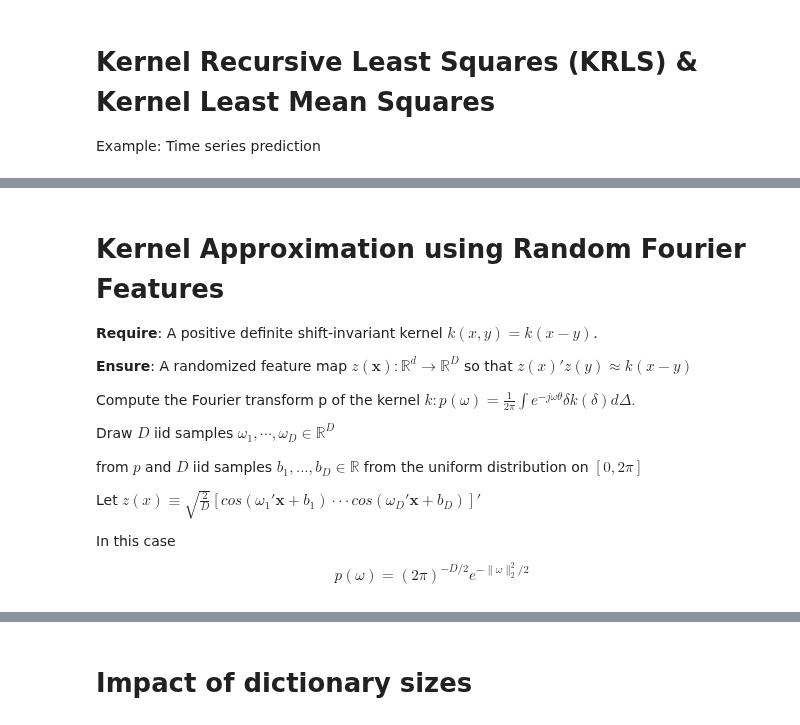
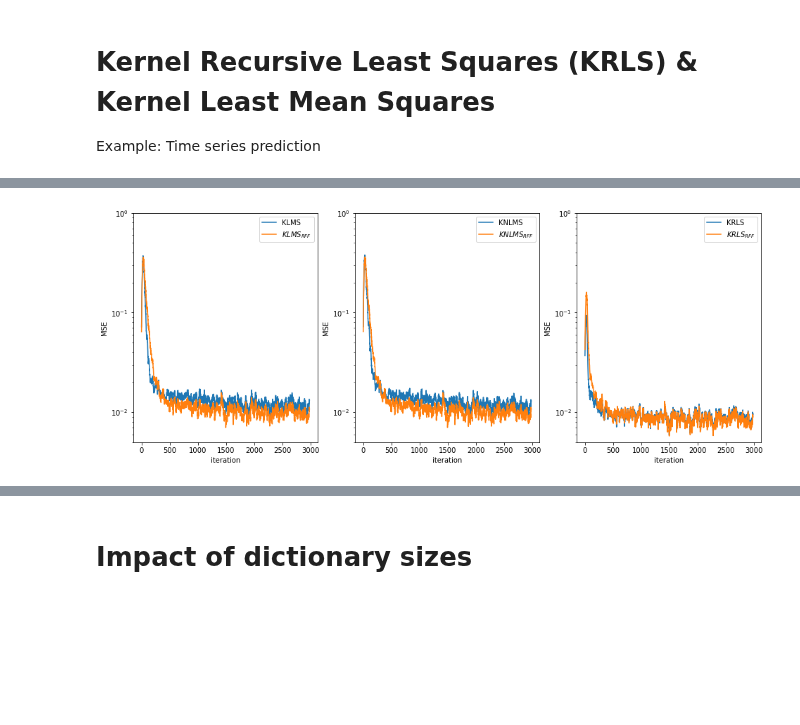
Before and after one commit to cjfelixx/machine-learning-graduate-research, a Jupyter notebook: FederatedLearing/kernelLeastSquares.ipynb, the cells around one changed output, grey strips where cells are left out. Drawn from its saved outputs; the diff is of its cells as text; code cells hidden in the pictures; blank space fills up the shorter version.

```diff
--- a/FederatedLearing/kernelLeastSquares.ipynb
+++ b/FederatedLearing/kernelLeastSquares.ipynb
@@ -89,17 +74,28 @@ plt.show()
-# %% [markdown]
-# Kernel Approximation using Random Fourier Features
-**Require**: A positive definite shift-invariant kernel $k(x, y) = k(x − y)$.
-
-**Ensure**: A randomized feature map $z(\textbf{x}) : \mathbb{R}^d \to \mathbb{R}^D$ so that
-$z(x)'z(y) \approx k(x − y)$
-
-Compute the Fourier transform p of the kernel $k: p(\omega) = \frac{1}{2\pi}\int e^{−j\omega \theta}\delta k(\delta)d\Delta.$
-
-Draw $D$ iid samples $\omega_1, \cdots, \omega_D \in \mathbb{R}^D$
-
-from $p$ and $D$ iid samples $b_1, . . . , b_D \in \mathbb{R}$ from the uniform distribution on $[0,2\pi]$
-
-Let $z(x) ≡\sqrt{\frac{2}{D}}[ cos(\omega_1'\textbf{x}+b_1) ··· cos(\omega_D'\textbf{x}+b_D)]'$
-
-In this case
-$$ p(\omega) = (2\pi)^{-D/2}e^{-\|\omega\|_2^2/2}$$
+# %%
+plt.figure(figsize=(16, 6))
+plt.subplot(1, 3, 1)
+plt.semilogy(range(len(amse_KLMS)),amse_KLMS, label='KLMS')
+plt.semilogy(range(len(amse_KLMS_RFF)),amse_KLMS_RFF, label='$KLMS_{RFF}$')
+plt.ylim([0.005,1e0])
+plt.legend()
+plt.ylabel("MSE")
+plt.xlabel("iteration")
+plt.subplot(1, 3, 2)
+plt.semilogy(range(len(amse_KNLMS)),amse_KNLMS, label='KNLMS')
+plt.semilogy(range(len(amse_KNLMS_RFF)),amse_KNLMS_RFF, label='$KNLMS_{RFF}$')
+plt.ylim([0.005,1e0])
+plt.legend()
+plt.ylabel("MSE")
+plt.xlabel("iteration")
+plt.subplot(1, 3, 3)
+plt.semilogy(range(len(amse_KRLS)),amse_KRLS, label='KRLS')
+plt.semilogy(range(len(amse_KRLS_RFF)),amse_KRLS_RFF, label='$KRLS_{RFF}$')
+plt.legend()
+plt.ylim([0.005,1e0])
+# plt.xlim([0,3000])
+plt.legend()
+plt.ylabel("MSE")
+plt.xlabel("iteration")
+plt.show()
+# %% [output]
+[figure, added]
```
Also changed, not shown: parts of 11 cells of this notebook, 11 other files.
